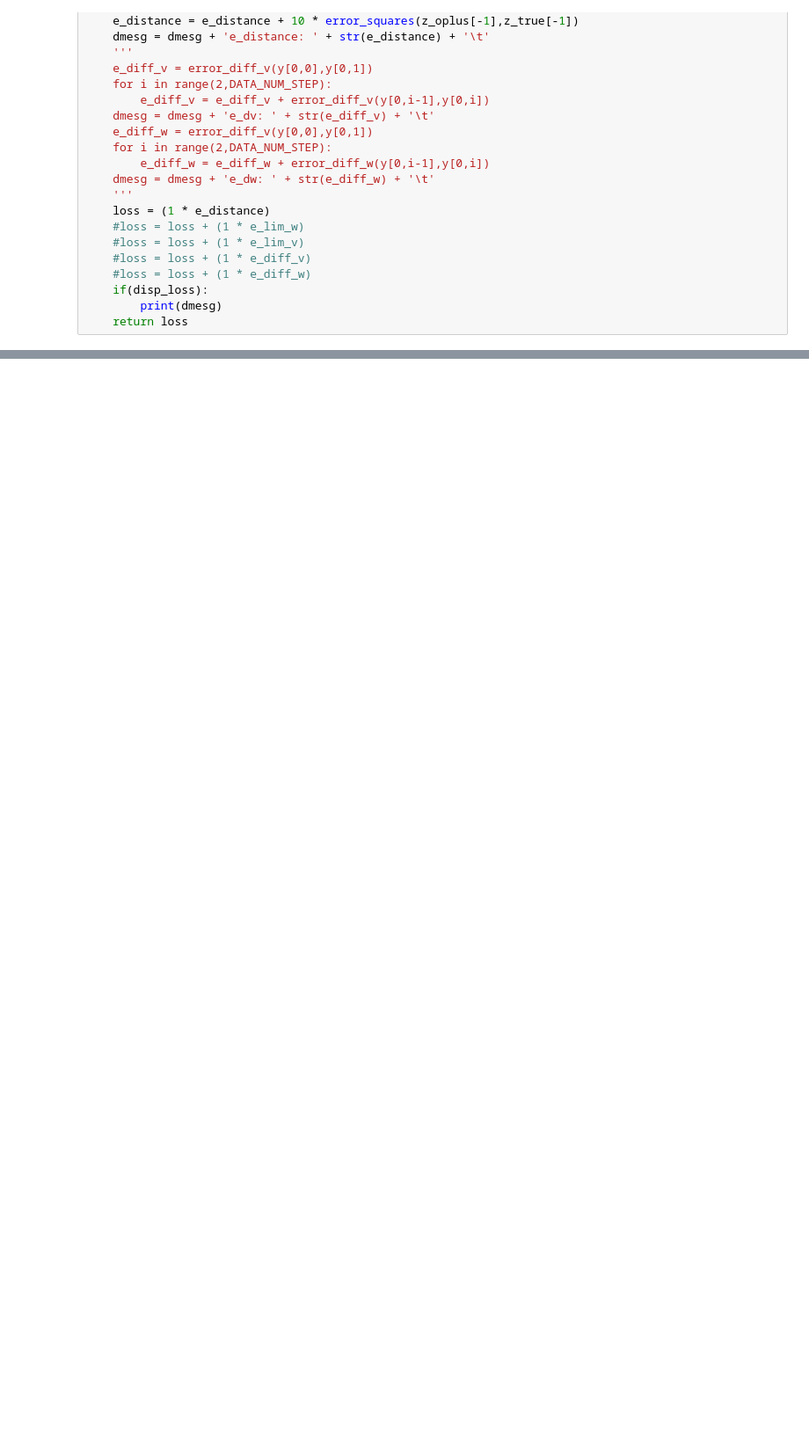
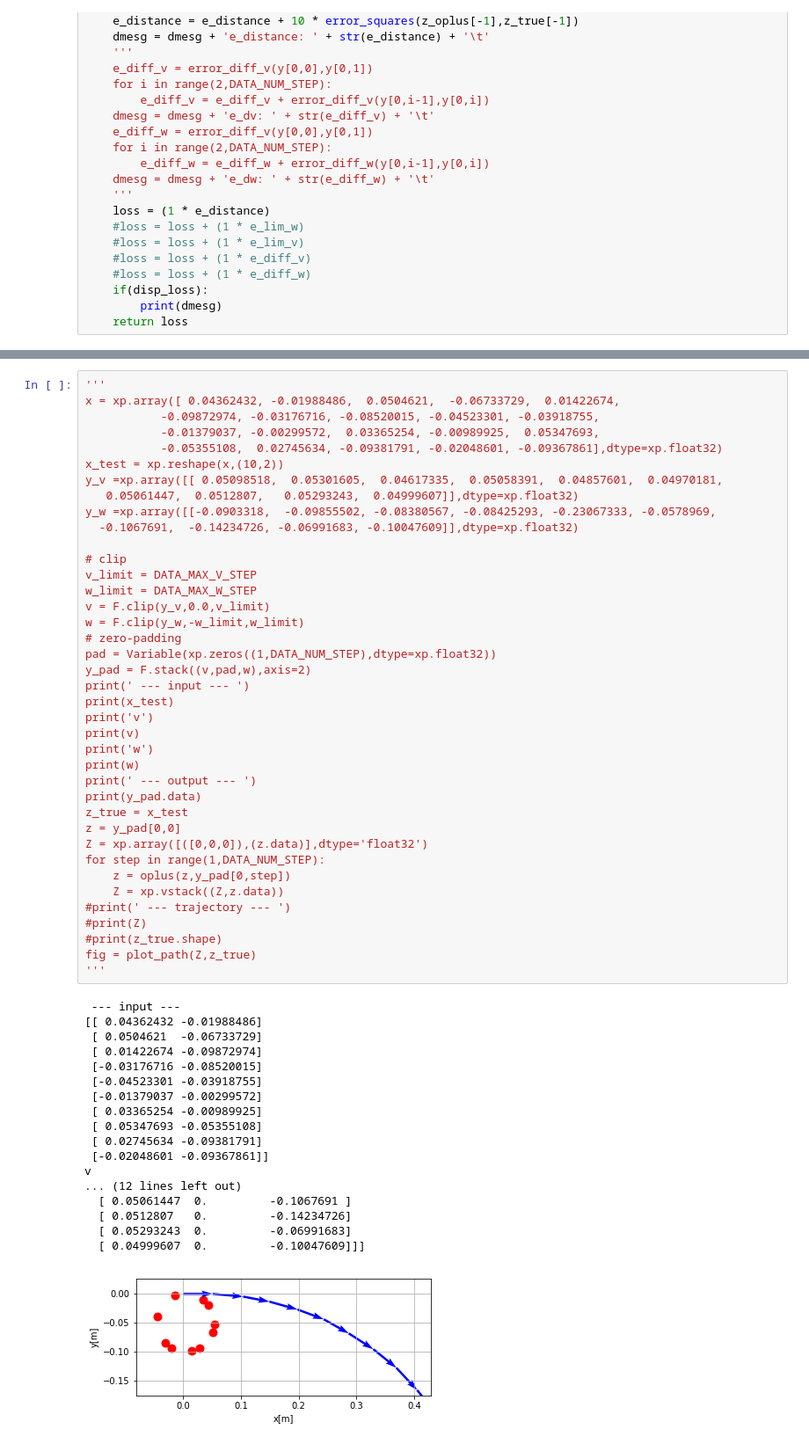
Before and after one commit to yotaseki/ROS-Cart, a Jupyter notebook: script/Train.ipynb, the cells around one changed output, grey strips where cells are left out. Shown: that part at 88% size. Saved outputs shown, nothing was run; the diff lists cells and outputs as text; blank space fills up the shorter version.

```diff
--- a/script/Train.ipynb
+++ b/script/Train.ipynb
@@ -649 +654,59 @@ loss: variable(0.00145144)
 ... (9 outputs left out)
+# %%
+'''
+x = xp.array([ 0.04362432, -0.01988486,  0.0504621,  -0.06733729,  0.01422674,
+           -0.09872974, -0.03176716, -0.08520015, -0.04523301, -0.03918755,
+           -0.01379037, -0.00299572,  0.03365254, -0.00989925,  0.05347693,
+           -0.05355108,  0.02745634, -0.09381791, -0.02048601, -0.09367861],dtype=xp.float32)
+x_test = xp.reshape(x,(10,2))
+y_v =xp.array([[ 0.05098518,  0.05301605,  0.04617335,  0.05058391,  0.04857601,  0.04970181,
+   0.05061447,  0.0512807,   0.05293243,  0.04999607]],dtype=xp.float32)
+y_w =xp.array([[-0.0903318,  -0.09855502, -0.08380567, -0.08425293, -0.23067333, -0.0578969,
+  -0.1067691,  -0.14234726, -0.06991683, -0.10047609]],dtype=xp.float32)
+
+# clip
+v_limit = DATA_MAX_V_STEP
+w_limit = DATA_MAX_W_STEP
+v = F.clip(y_v,0.0,v_limit)
+w = F.clip(y_w,-w_limit,w_limit)
+# zero-padding
+pad = Variable(xp.zeros((1,DATA_NUM_STEP),dtype=xp.float32))
+y_pad = F.stack((v,pad,w),axis=2)
+print(' --- input --- ')
+print(x_test)
+print('v')
+print(v)
+print('w')
+print(w)
+print(' --- output --- ')
+print(y_pad.data)
+z_true = x_test
+z = y_pad[0,0]
+Z = xp.array([([0,0,0]),(z.data)],dtype='float32')
+for step in range(1,DATA_NUM_STEP):
+    z = oplus(z,y_pad[0,step])
+    Z = xp.vstack((Z,z.data))
+#print(' --- trajectory --- ')
+#print(Z)
+#print(z_true.shape)
+fig = plot_path(Z,z_true)
+'''
+# %% [output]
+ --- input ---
+[[ 0.04362432 -0.01988486]
+ [ 0.0504621  -0.06733729]
+ [ 0.01422674 -0.09872974]
+ [-0.03176716 -0.08520015]
+ [-0.04523301 -0.03918755]
+ [-0.01379037 -0.00299572]
+ [ 0.03365254 -0.00989925]
+ [ 0.05347693 -0.05355108]
+ [ 0.02745634 -0.09381791]
+ [-0.02048601 -0.09367861]]
+v
+... (12 lines left out)
+  [ 0.05061447  0.         -0.1067691 ]
+  [ 0.0512807   0.         -0.14234726]
+  [ 0.05293243  0.         -0.06991683]
+  [ 0.04999607  0.         -0.10047609]]]
+[figure, added]
```
Also changed, not shown: parts of 9 cells of this notebook, 1 other file.
